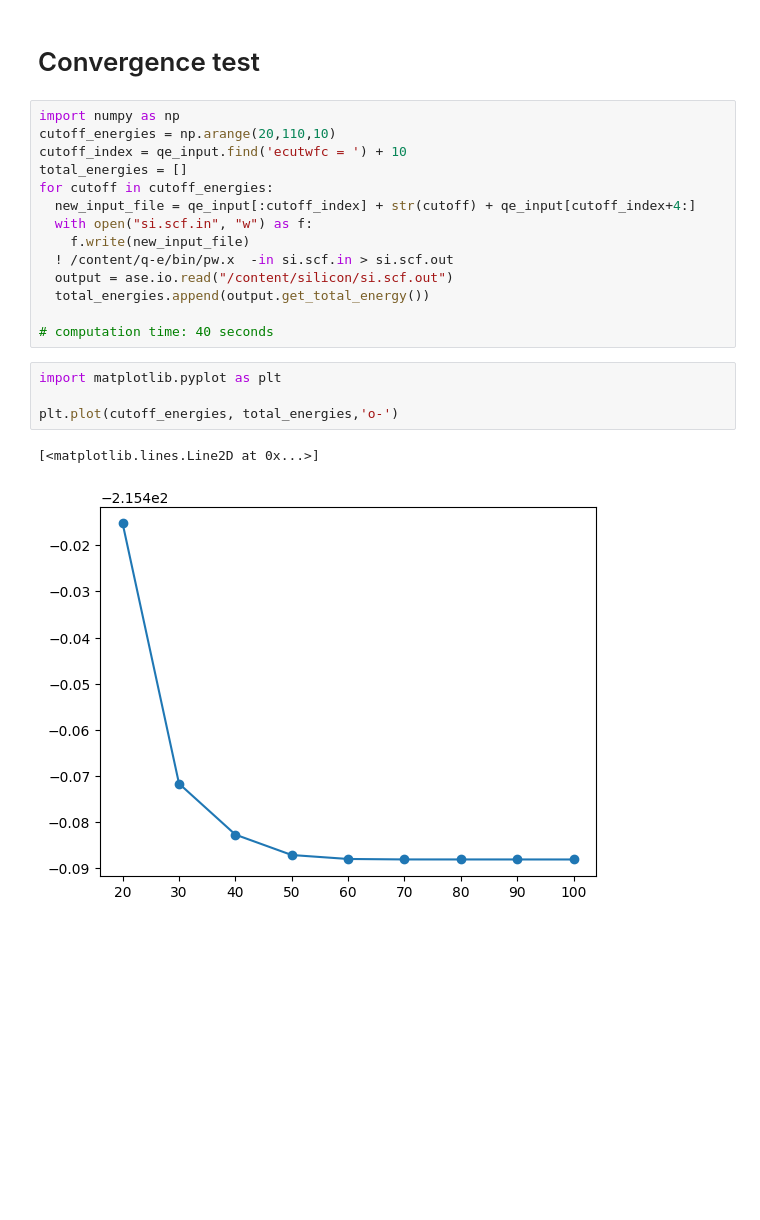
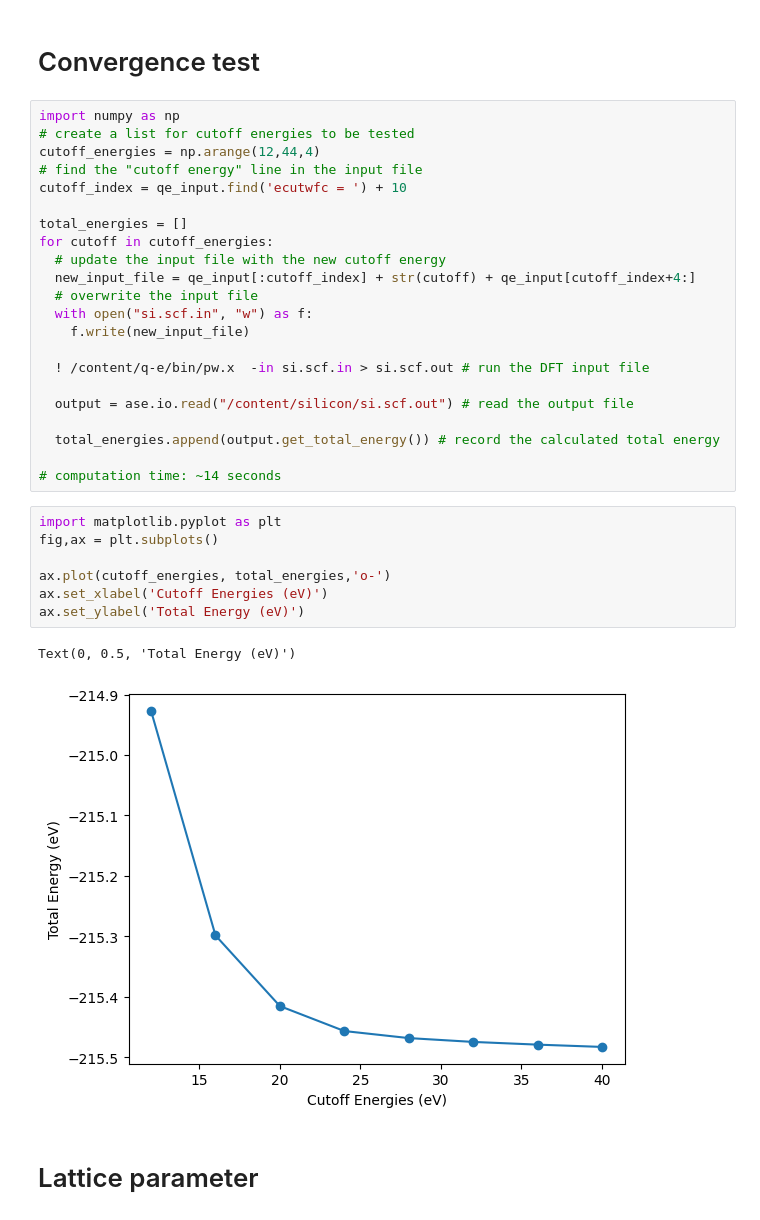
Before and after one commit to sedaoturak/Quantum_Espresso_Colab, a Jupyter notebook: Quantum_Espresso_Colab.ipynb, the cells around one changed output. Drawn from its saved outputs; the diff is of its cells as text; blank space fills up the shorter version.

```diff
--- a/Quantum_Espresso_Colab.ipynb
+++ b/Quantum_Espresso_Colab.ipynb
@@ -136,22 +136,35 @@ output.get_total_energy()
 # Convergence test
 # %%
 import numpy as np
-cutoff_energies = np.arange(20,110,10)
+# create a list for cutoff energies to be tested
+cutoff_energies = np.arange(12,44,4)
+# find the "cutoff energy" line in the input file
 cutoff_index = qe_input.find('ecutwfc = ') + 10
+
 total_energies = []
 for cutoff in cutoff_energies:
+  # update the input file with the new cutoff energy
   new_input_file = qe_input[:cutoff_index] + str(cutoff) + qe_input[cutoff_index+4:]
+  # overwrite the input file
   with open("si.scf.in", "w") as f:
     f.write(new_input_file)
-  ! /content/q-e/bin/pw.x  -in si.scf.in > si.scf.out
-  output = ase.io.read("/content/silicon/si.scf.out")
-  total_energies.append(output.get_total_energy())
 
-# computation time: 40 seconds
+  ! /content/q-e/bin/pw.x  -in si.scf.in > si.scf.out # run the DFT input file
+
+  output = ase.io.read("/content/silicon/si.scf.out") # read the output file
+
+  total_energies.append(output.get_total_energy()) # record the calculated total energy
+
+# computation time: ~14 seconds
 # %%
 import matplotlib.pyplot as plt
+fig,ax = plt.subplots()
 
-plt.plot(cutoff_energies, total_energies,'o-')
+ax.plot(cutoff_energies, total_energies,'o-')
+ax.set_xlabel('Cutoff Energies (eV)')
+ax.set_ylabel('Total Energy (eV)')
 # %% [output]
-[<matplotlib.lines.Line2D at 0x...>]
+Text(0, 0.5, 'Total Energy (eV)')
-[figure, old version]
+[figure, new version]
+# %% [markdown]
+# Lattice parameter
```
Also changed, not shown: parts of 8 cells of this notebook.
